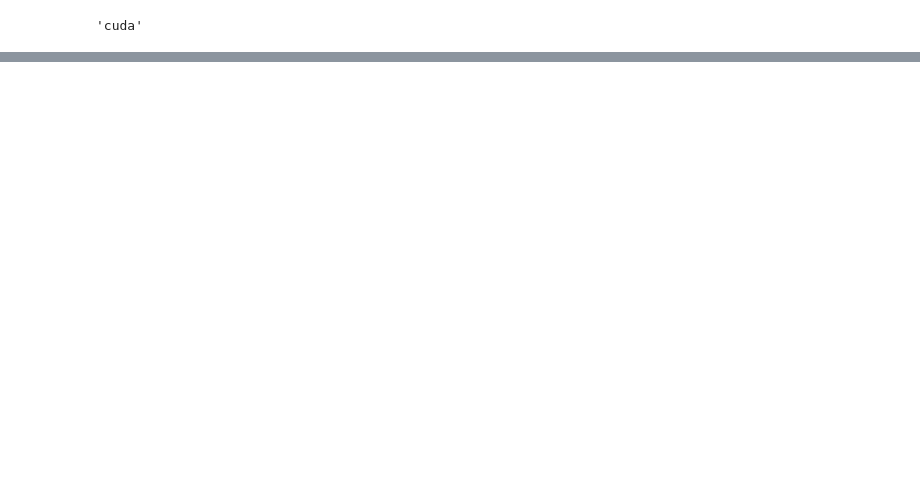
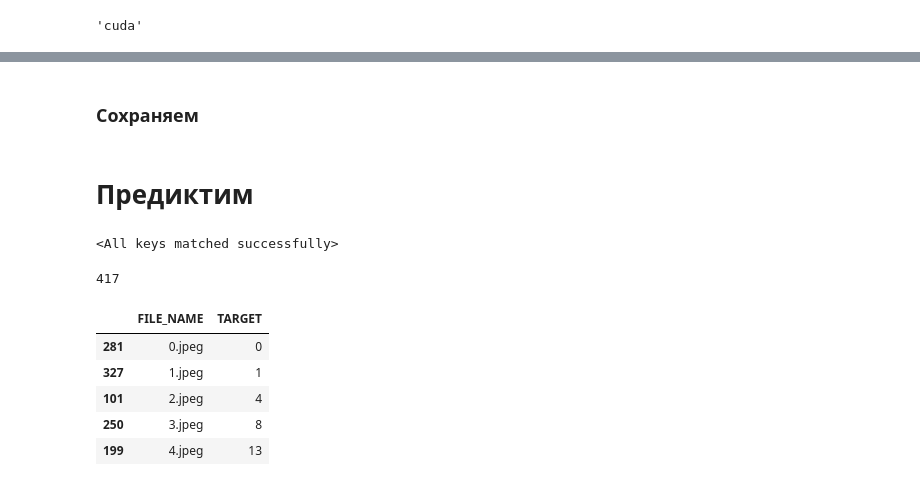
Before and after one commit to DaHL-gh/computer-vision, a Jupyter notebook: lab2/lab2.ipynb, the cells around one changed output, grey strips where cells are left out. Saved outputs shown, nothing was run; the diff lists cells and outputs as text; code cells hidden in the pictures; blank space fills up the shorter version.

```diff
--- a/lab2/lab2.ipynb
+++ b/lab2/lab2.ipynb
@@ -106,0 +182,2 @@ res = train_model(
+# %% [markdown]
+### Сохраняем
@@ -106,0 +186,34 @@ res = train_model(
+# %% [markdown]
+# Предиктим
+# %%
+model = timm.create_model(
+    "convnext_large.fb_in22k_ft_in1k",
+    pretrained=False,
+    num_classes=14
+).to(device)
+
+model.load_state_dict(torch.load("model.pt"))
+# %% [output]
+<All keys matched successfully>
+# %%
+from misc import predict
+
+predictions = predict(model, test_dataloader, device)
+# %%
+len(predictions)
+# %% [output]
+417
+# %%
+df = pd.DataFrame(predictions, columns=["FILE_NAME", "TARGET"])
+# %%
+df["num"] = df["FILE_NAME"].str.extract(r"(\d+)").astype(int)
+df = df.sort_values(by="num").drop(columns="num")
+# %%
+df.head()
+# %% [output]
+|  | FILE_NAME | TARGET |
+| 281 | 0.jpeg | 0 |
+| 327 | 1.jpeg | 1 |
+| 101 | 2.jpeg | 4 |
+| 250 | 3.jpeg | 8 |
+| 199 | 4.jpeg | 13 |
```
Also changed, not shown: parts of 19 cells of this notebook, 2 other files.
